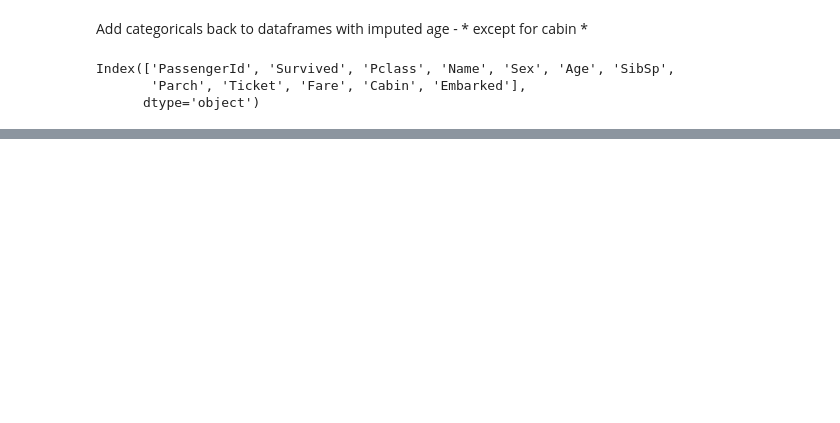
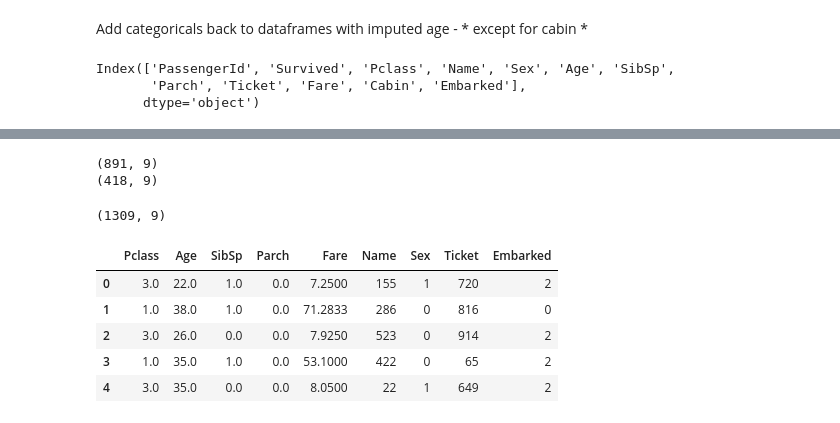
Before and after one commit to gwenkf/titanic_kaggle, a Jupyter notebook: initial_modeling.ipynb, the cells around one changed output, grey strips where cells are left out. Cells and saved outputs as stored; diff of their text form; code cells hidden in the pictures; blank space fills up the shorter version.

Commit message:
label encoding for initial modeling

```diff
--- a/initial_modeling.ipynb
+++ b/initial_modeling.ipynb
@@ -107,0 +114,9 @@ test_imputed.head()
+# %%
+test = test_imputed.copy()
+test = test.drop(['PassengerId'],axis=1)
+# %%
+print(train_x.shape)
+print(test.shape)
+# %% [output]
+(891, 9)
+(418, 9)
@@ -107,0 +126,25 @@ test_imputed.head()
+# %%
+all_data = pd.concat([train_x,test]).reset_index(drop=True)
+all_data.shape
+# %% [output]
+(1309, 9)
+# %%
+cols = ('Name','Sex','Ticket','Embarked')
+# %%
+from sklearn.preprocessing import LabelEncoder
+
+label_df = all_data.copy()
+
+for c in cols:
+    if label_df[c].dtype == 'object':
+        le = LabelEncoder()
+        label_df[c] = le.fit_transform(label_df[c].astype(str))
+# %%
+label_df.head()
+# %% [output]
+|  | Pclass | Age | SibSp | Parch | Fare | Name | Sex | Ticket | Embarked |
+| 0 | 3.0 | 22.0 | 1.0 | 0.0 | 7.2500 | 155 | 1 | 720 | 2 |
+| 1 | 1.0 | 38.0 | 1.0 | 0.0 | 71.2833 | 286 | 0 | 816 | 0 |
+| 2 | 3.0 | 26.0 | 0.0 | 0.0 | 7.9250 | 523 | 0 | 914 | 2 |
+| 3 | 1.0 | 35.0 | 1.0 | 0.0 | 53.1000 | 422 | 0 | 65 | 2 |
+| 4 | 3.0 | 35.0 | 0.0 | 0.0 | 8.0500 | 22 | 1 | 649 | 2 |
```
Also changed, not shown: parts of 5 cells of this notebook.
